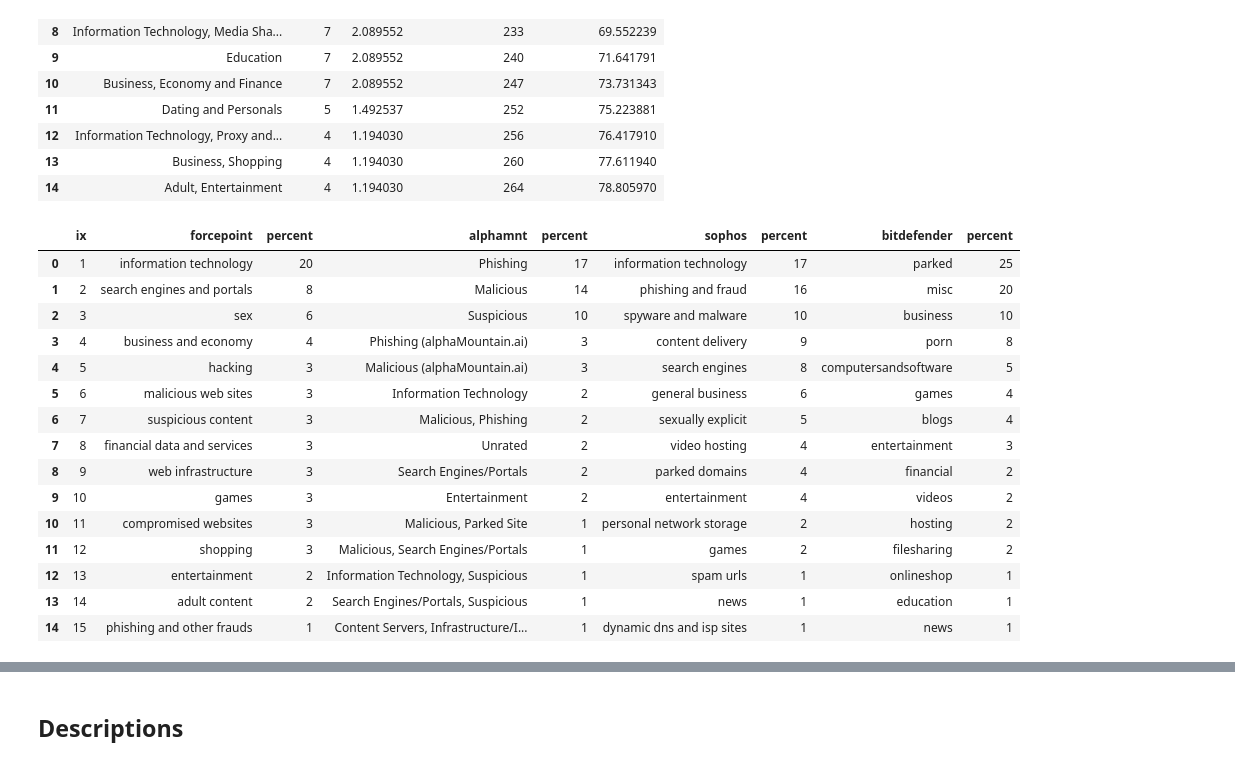
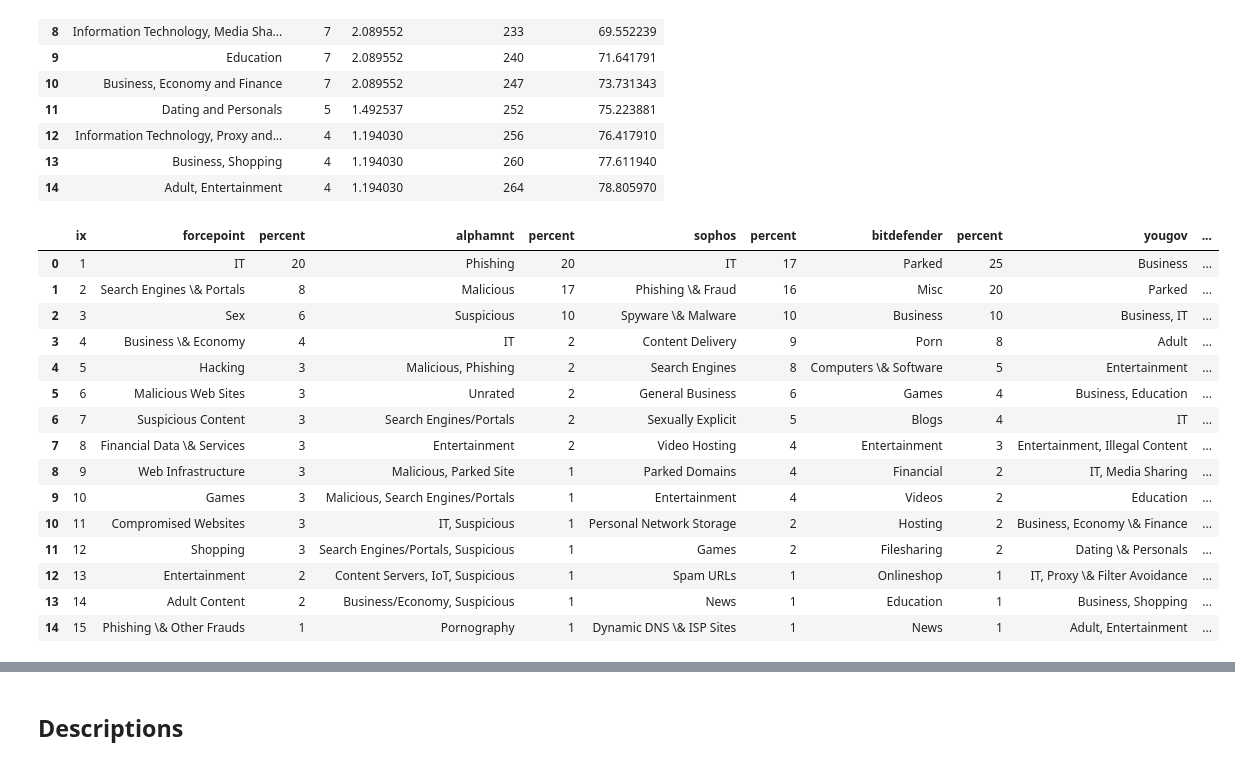
Before and after one commit to themains/bad_domains, a Jupyter notebook: scripts/domain-level.ipynb, the cells around one changed output, grey strips where cells are left out. Saved outputs shown, nothing was run; the diff lists cells and outputs as text; code cells hidden in the pictures.

```diff
--- a/scripts/domain-level.ipynb
+++ b/scripts/domain-level.ipynb
@@ -144,7 +144,13 @@ fp_cat
 | 13 | 14 | adult content | 13 | 1.735648 | 500 | 66.755674 |
 | 14 | 15 | phishing and other frauds | 11 | 1.468625 | 511 | 68.224299 |
 # %%
-am_cat = df.query("malicious>=2").stb.freq(["alphamnt"]).head(_n)
+am_cat = (
+    df.query("malicious>=2")
+    .replace("Phishing (alphaMountain.ai)", "Phishing")
+    .replace("Malicious (alphaMountain.ai)", "Malicious")
+    .stb.freq(["alphamnt"])
+    .head(_n)
+)
 am_cat
 # %% [output]
 |  | alphamnt | count | percent | cumulative_count | cumulative_percent |
@@ -184,7 +190,12 @@ sophos_cat
 | 13 | news | 5 | 1.091703 | 404 | 88.209607 |
 | 14 | dynamic dns and isp sites | 5 | 1.091703 | 409 | 89.301310 |
 # %%
-bitdefender_cat = df.query("malicious>=2").stb.freq(["bitdefender"]).head(_n)
+bitdefender_cat = (
+    df.query("malicious>=2")
+    .replace("computersandsoftware", "computers and software")
+    .stb.freq(["bitdefender"])
+    .head(_n)
+)
 bitdefender_cat
 # %% [output]
 |  | bitdefender | count | percent | cumulative_count | cumulative_percent |
@@ -224,49 +235,62 @@ yg_cat
 | 13 | Business, Shopping | 4 | 1.194030 | 260 | 77.611940 |
 | 14 | Adult, Entertainment | 4 | 1.194030 | 264 | 78.805970 |
 # %%
+# make tab
 df_categories = (
-    #     pd.concat([fp_cat, am_cat, sophos_cat, bitdefender_cat, yg_cat], axis=1)
-    pd.concat(
-        [
-            fp_cat,
-            am_cat,
-            sophos_cat,
-            bitdefender_cat,
-        ],
-        axis=1,
-    )
+    pd.concat([fp_cat, am_cat, sophos_cat, bitdefender_cat, yg_cat], axis=1)
+    #     pd.concat(
+    #         [
+    #             fp_cat,
+    #             am_cat,
+    #             sophos_cat,
+    #             bitdefender_cat,
+    #         ],
+    #         axis=1,
+    #     )
     .apply(
         lambda col: col.map(
             #             lambda x: f"{x:.0f}\%" if pd.api.types.is_numeric_dtype(col) and pd.notnull(x) else x
             lambda x: f"{x:.0f}"
             if pd.api.types.is_numeric_dtype(col) and pd.notnull(x)
             else x
         )
         if "percent" in col.name or "cumulative_percent" in col.name
         else col
     )
+    .replace("and", "\&", regex=True)
     .remove_columns("count")
     .remove_columns("cumulative_count")
     .remove_columns("cumulative_percent")
     .head(_n)
     .fillna("---")
+    .applymap(lambda x: x.title() if isinstance(x, str) else x)
+    .replace("Information Technology", "IT", regex=True)
+    .replace("Dns", "DNS", regex=True)
+    .replace("Isp", "ISP", regex=True)
+    .replace("Urls", "URLs", regex=True)
+    .replace("Iot", "IoT", regex=True)
+    .replace("Dynamic DNS \& ISP Sites", "Dynamic DNS, ISP Sites")
+    .replace(
+        "Content Servers, Infrastructure/IoT, Suspicious",
+        "Content Servers, IoT, Suspicious",
+    )
 )
 display(df_categories)
 pandas_to_tex(df_categories, "../tabs/top15_malicious_categories")
 # %% [output]
-|  | ix | forcepoint | percent | alphamnt | percent | sophos | percent | bitdefender | percent |
-| 0 | 1 | information technology | 20 | Phishing | 17 | information technology | 17 | parked | 25 |
-| 1 | 2 | search engines and portals | 8 | Malicious | 14 | phishing and fraud | 16 | misc | 20 |
-| 2 | 3 | sex | 6 | Suspicious | 10 | spyware and malware | 10 | business | 10 |
-| 3 | 4 | business and economy | 4 | Phishing (alphaMountain.ai) | 3 | content delivery | 9 | porn | 8 |
-| 4 | 5 | hacking | 3 | Malicious (alphaMountain.ai) | 3 | search engines | 8 | computersandsoftware | 5 |
-| 5 | 6 | malicious web sites | 3 | Information Technology | 2 | general business | 6 | games | 4 |
-| 6 | 7 | suspicious content | 3 | Malicious, Phishing | 2 | sexually explicit | 5 | blogs | 4 |
-| 7 | 8 | financial data and services | 3 | Unrated | 2 | video hosting | 4 | entertainment | 3 |
-| 8 | 9 | web infrastructure | 3 | Search Engines/Portals | 2 | parked domains | 4 | financial | 2 |
-| 9 | 10 | games | 3 | Entertainment | 2 | entertainment | 4 | videos | 2 |
-| 10 | 11 | compromised websites | 3 | Malicious, Parked Site | 1 | personal network storage | 2 | hosting | 2 |
-| 11 | 12 | shopping | 3 | Malicious, Search Engines/Portals | 1 | games | 2 | filesharing | 2 |
-| 12 | 13 | entertainment | 2 | Information Technology, Suspicious | 1 | spam urls | 1 | onlineshop | 1 |
-| 13 | 14 | adult content | 2 | Search Engines/Portals, Suspicious | 1 | news | 1 | education | 1 |
-| 14 | 15 | phishing and other frauds | 1 | Content Servers, Infrastructure/I... | 1 | dynamic dns and isp sites | 1 | news | 1 |
+|  | ix | forcepoint | percent | alphamnt | percent | sophos | percent | bitdefender | percent | yougov | ... |
+| 0 | 1 | IT | 20 | Phishing | 20 | IT | 17 | Parked | 25 | Business | ... |
+| 1 | 2 | Search Engines \& Portals | 8 | Malicious | 17 | Phishing \& Fraud | 16 | Misc | 20 | Parked | ... |
+| 2 | 3 | Sex | 6 | Suspicious | 10 | Spyware \& Malware | 10 | Business | 10 | Business, IT | ... |
+| 3 | 4 | Business \& Economy | 4 | IT | 2 | Content Delivery | 9 | Porn | 8 | Adult | ... |
+| 4 | 5 | Hacking | 3 | Malicious, Phishing | 2 | Search Engines | 8 | Computers \& Software | 5 | Entertainment | ... |
+| 5 | 6 | Malicious Web Sites | 3 | Unrated | 2 | General Business | 6 | Games | 4 | Business, Education | ... |
+| 6 | 7 | Suspicious Content | 3 | Search Engines/Portals | 2 | Sexually Explicit | 5 | Blogs | 4 | IT | ... |
+| 7 | 8 | Financial Data \& Services | 3 | Entertainment | 2 | Video Hosting | 4 | Entertainment | 3 | Entertainment, Illegal Content | ... |
+| 8 | 9 | Web Infrastructure | 3 | Malicious, Parked Site | 1 | Parked Domains | 4 | Financial | 2 | IT, Media Sharing | ... |
+| 9 | 10 | Games | 3 | Malicious, Search Engines/Portals | 1 | Entertainment | 4 | Videos | 2 | Education | ... |
+| 10 | 11 | Compromised Websites | 3 | IT, Suspicious | 1 | Personal Network Storage | 2 | Hosting | 2 | Business, Economy \& Finance | ... |
+| 11 | 12 | Shopping | 3 | Search Engines/Portals, Suspicious | 1 | Games | 2 | Filesharing | 2 | Dating \& Personals | ... |
+| 12 | 13 | Entertainment | 2 | Content Servers, IoT, Suspicious | 1 | Spam URLs | 1 | Onlineshop | 1 | IT, Proxy \& Filter Avoidance | ... |
+| 13 | 14 | Adult Content | 2 | Business/Economy, Suspicious | 1 | News | 1 | Education | 1 | Business, Shopping | ... |
+| 14 | 15 | Phishing \& Other Frauds | 1 | Pornography | 1 | Dynamic DNS \& ISP Sites | 1 | News | 1 | Adult, Entertainment | ... |
```
Also changed, not shown: parts of 6 cells of this notebook.
